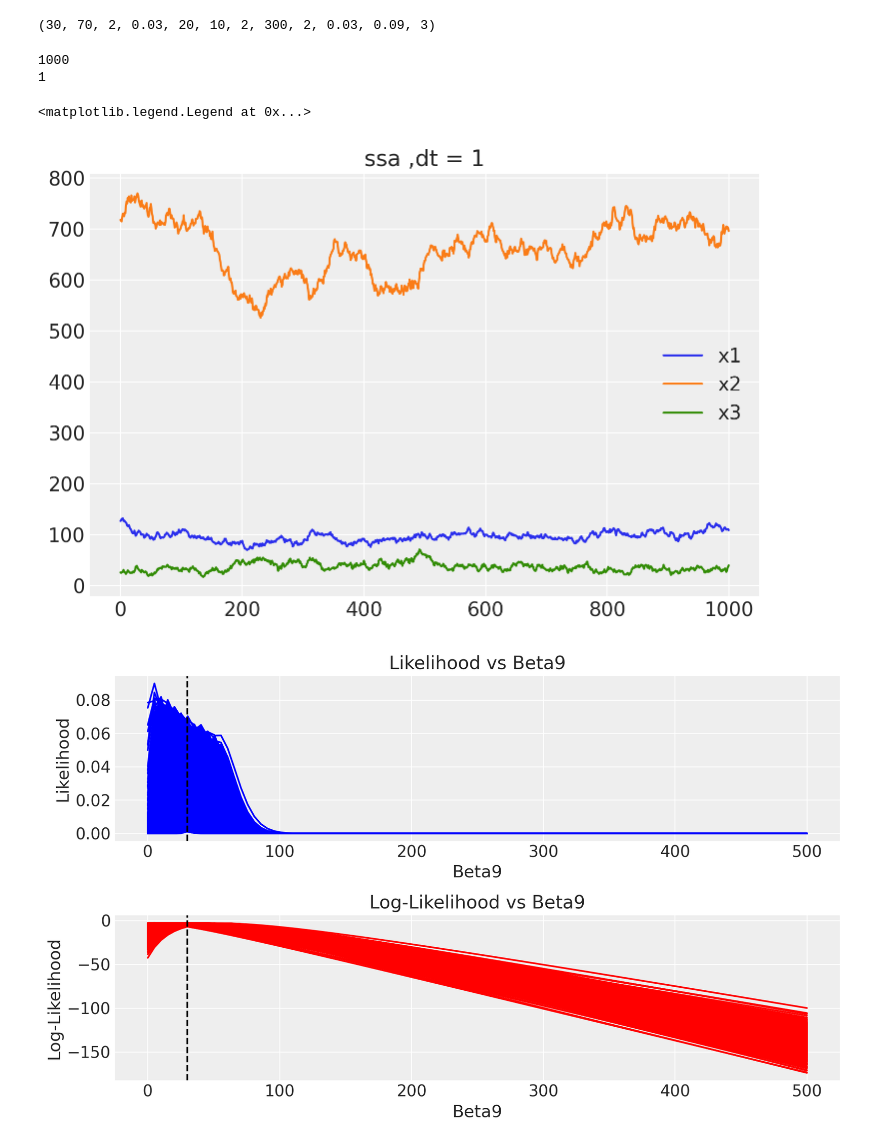
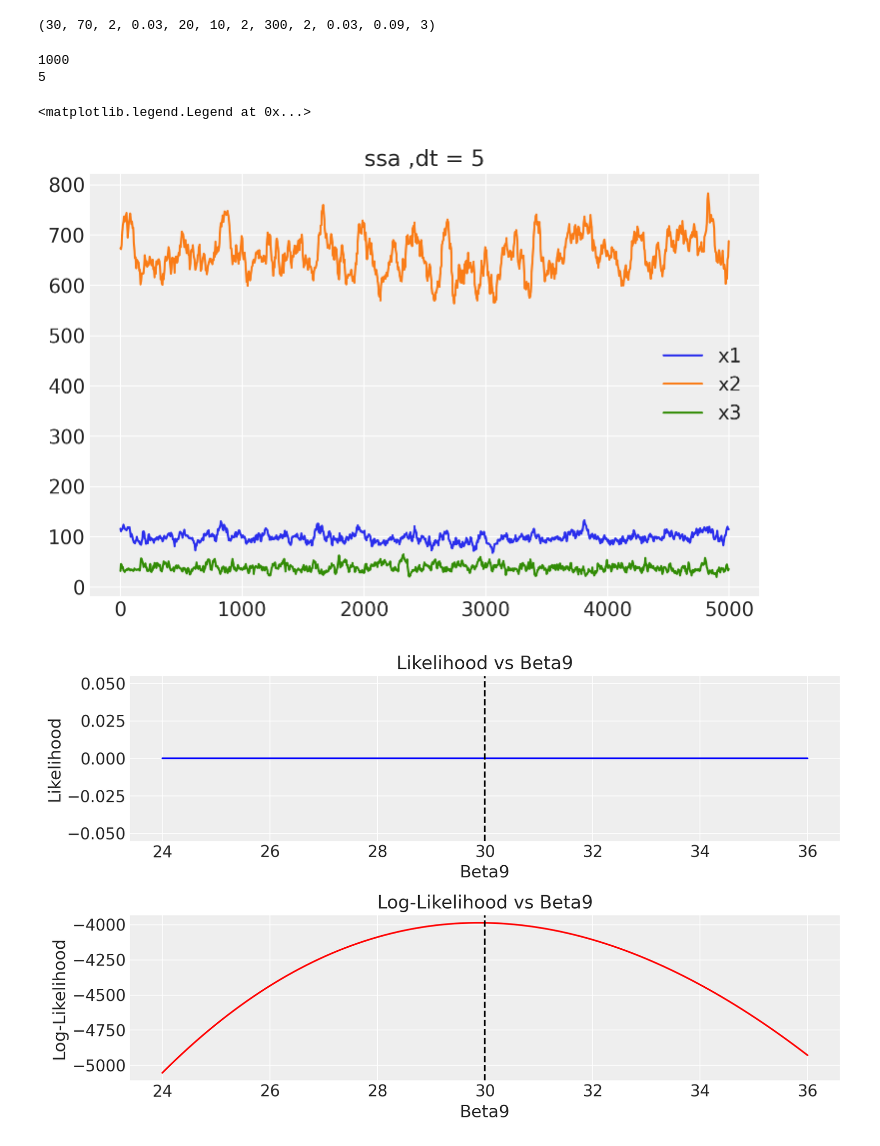
Before and after one commit to gnashi21/Inference-in-biochemical-networks, a Jupyter notebook: marginal_likelihood_for_I1.ipynb, the cells around one changed output. Cells and saved outputs as stored; diff of their text form; code cells hidden in the pictures.

```diff
--- a/marginal_likelihood_for_I1.ipynb
+++ b/marginal_likelihood_for_I1.ipynb
@@ -62,7 +62,7 @@ n_type = 0
 t_last = 1000
 
 # decide dt
-DT= [1]
+DT= [5]
 n_dt = 0
 
 # which trajectories will be used.
@@ -85,9 +85,9 @@ plt.title(type_data+' ,dt = %s' %dt)
 plt.legend()
 # %% [output]
 1000
-1
+5
 <matplotlib.legend.Legend at 0x...>
-[figure, old version]
+[figure, new version]
 # %%
 def compute_F1(dt, delta1, beta1, beta2, beta3, beta4, beta5, beta6, beta7, beta8,
                x2t, x3t, K, K1, n, n1, r1, a1, x1t):
@@ -178,11 +179,12 @@ def compute_G2(dt, delta2, beta9, beta10, beta11, beta12, beta13, beta14, beta15
     return G2
 
 def compute_likelihood2(dx2t, F2, G2):
-    likelihood2 = (1 / (np.sqrt(2 * np.pi) * G2)) * np.exp(-0.5 * ((dx2t - F2) / G2)**2)
+    likelihood = (1 / (np.sqrt(2 * np.pi) * G2)) * np.exp(-0.5 * ((dx2t - F2) / G2)**2)
+    likelihood2=np.prod(likelihood)
     return likelihood2
 
 def compute_log_likelihood2(dx2t, F2, G2):
-    log_likelihood2 = -0.5 * (np.log(2 * np.pi) + 2 * np.log(G2) + ((dx2t - F2) / G2)**2)
+    log_likelihood2 = np.sum(np.log((1 / (np.sqrt(2 * np.pi) * G2)) * np.exp(-0.5 * ((dx2t - F2) / G2)**2)))
     return log_likelihood2
 # %%
 def compute_F3(dt, delta3, beta17, beta18, beta19, beta20, beta21, beta22, beta23, beta24,
@@ -234,13 +237,13 @@ def compute_log_likelihood3(dx3t, F3, G3):
     return log_likelihood3
 # %%
 
-dt, delta2, beta10, beta11, beta12, beta13, beta14, beta15, beta16 = 1, 1, 0, 0, 0, 0, 0, 0, 0
+dt, delta2, beta10, beta11, beta12, beta13, beta14, beta15, beta16 = 5, 1, 0, 0, 0, 0, 0, 0, 0
 x1t, x3t, K, K2, n, n2, r2, a2, x2t = XX1, XX3, K_val, K2_val, n_val, n2_val, 0, a2_val, XX2
 dx2t = dXX2
 
 # Define the range for beta9
-#beta9 = np.linspace(beta_val * 0.8, beta_val * 1.2, 100)
-beta9 = np.linspace(0,500, 100)
+beta9 = np.linspace(beta_val * 0.8, beta_val * 1.2, 100)
+#beta9 = np.linspace(0,500, 100)
 
 
 L_b9 = []
@@ -264,32 +267,32 @@ Log_L_b9 = np.array(Log_L_b9)
 
 # Plot the likelihood and log-likelihood for each beta9
 plt.figure(figsize=(10, 6))
 
 
 plt.subplot(2, 1, 1)
 plt.plot(beta9, L_b9, label='Likelihood', color='blue')
 plt.axvline(x=beta_val, ls='--', linewidth=1.5, c='black')
 plt.xlabel('Beta9')
 plt.ylabel('Likelihood')
 plt.title('Likelihood vs Beta9')
 plt.grid(True)
 
 
 plt.subplot(2, 1, 2)
 plt.plot(beta9, Log_L_b9, label='Log-Likelihood', color='red')
 plt.axvline(x=beta_val, ls='--', linewidth=1.5, c='black')
 plt.xlabel('Beta9')
 plt.ylabel('Log-Likelihood')
 plt.title('Log-Likelihood vs Beta9')
 plt.grid(True)
 plt.tight_layout()
 plt.show()
 
 # last computed values of F2, G2, Likelihood, and Log-Likelihood
 #print("F2:", F2_val)
 #print("G2:", G2_val)
 #print("Likelihood for beta9:", L_b9[-1])
 #print("Log-Likelihood for  beta9:", Log_L_b9[-1])
 # %% [output]
-[figure, old version]
+[figure, new version]
 # %%
```
Also changed, not shown: parts of 6 cells of this notebook.
